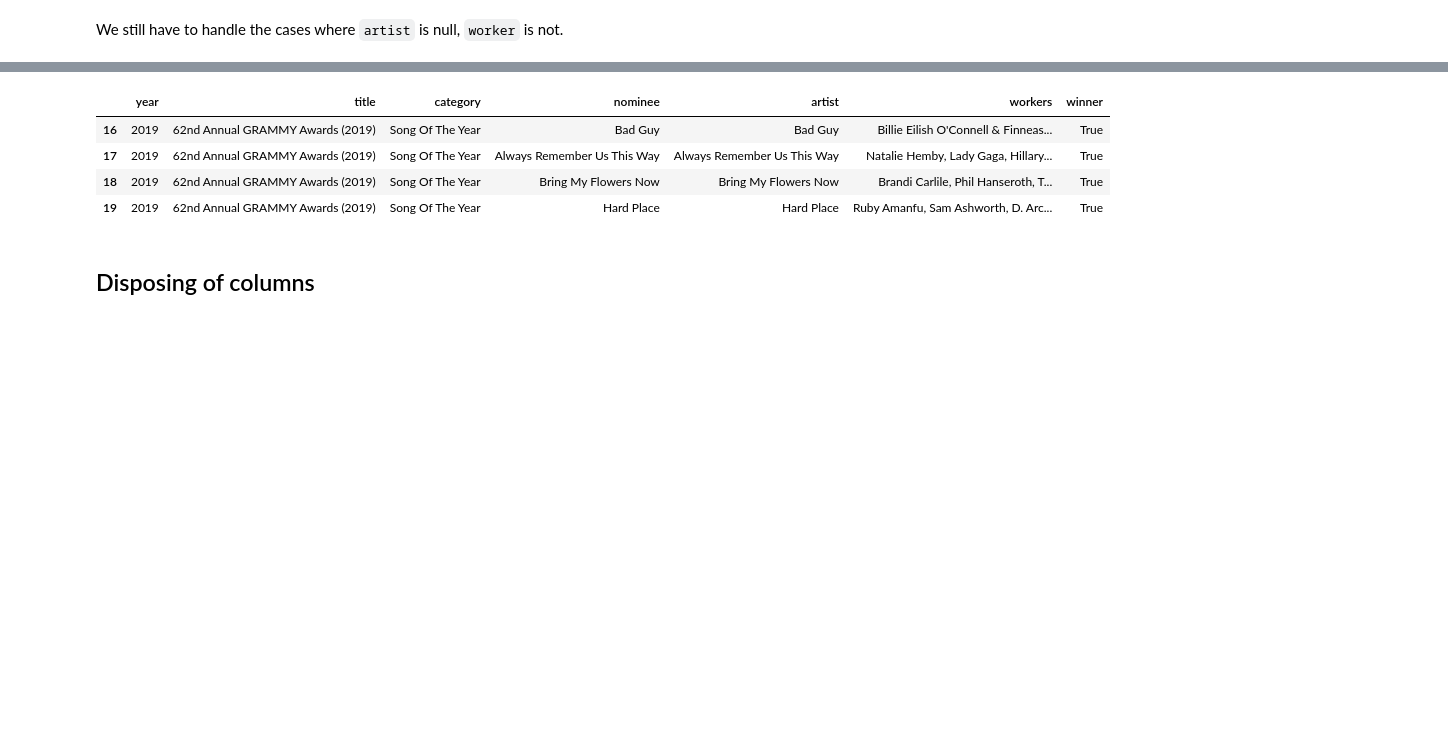
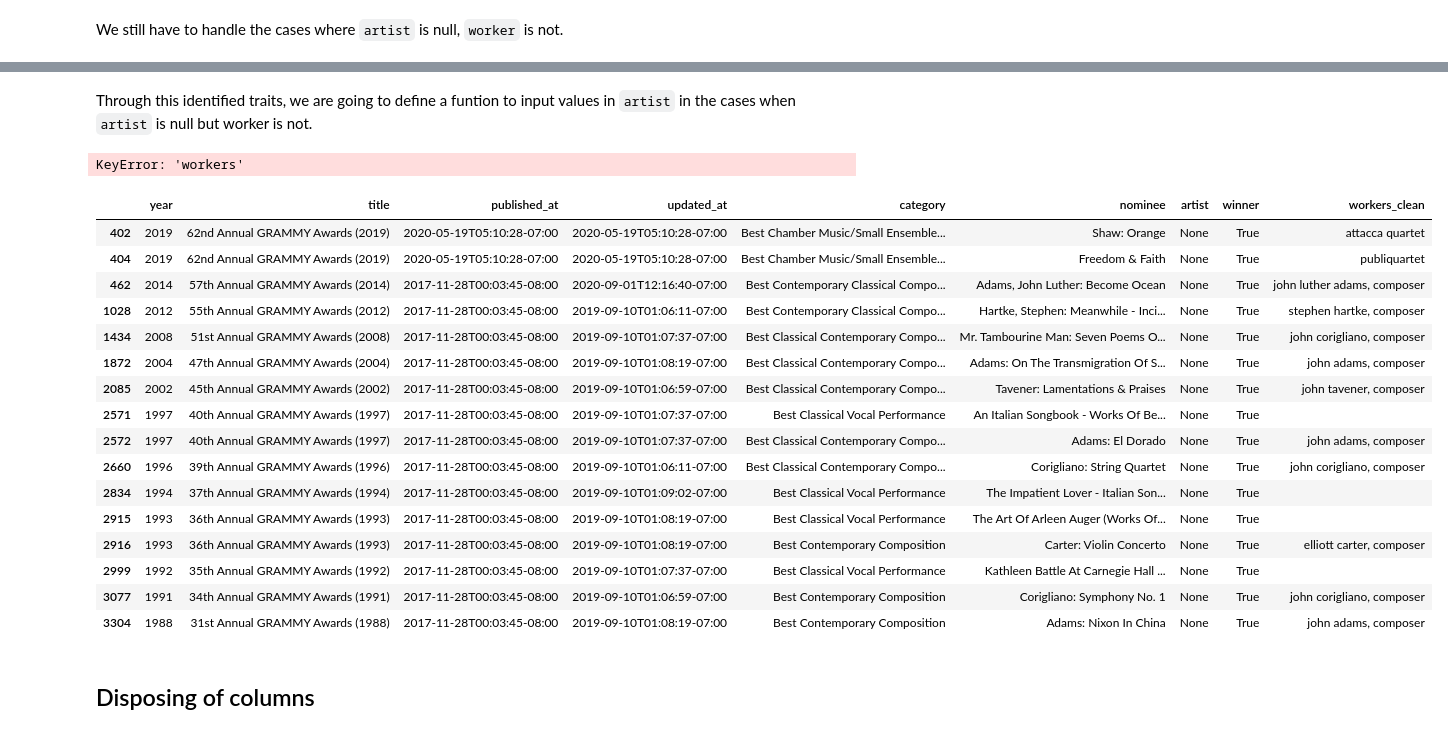
Before and after one commit to ntlg72/ws_002, a Jupyter notebook: notebooks/3.0-nlg-eda-grammys.ipynb, the cells around one changed output, grey strips where cells are left out. Drawn from its saved outputs; the diff is of its cells as text; code cells hidden in the pictures; blank space fills up the shorter version.

```diff
--- a/notebooks/3.0-nlg-eda-grammys.ipynb
+++ b/notebooks/3.0-nlg-eda-grammys.ipynb
@@ -871,0 +917,16 @@ def update_artist_from_workers(df):
+# %%
+# Clean the 'workers' column and create a lowercase version
+df1["workers_clean"] = df1["workers"].str.lower().fillna("")
+
+# Filter rows where 'artist' is null and 'workers_clean' is not empty
+filtered_rows = df1[(df1["artist"].isnull()) & (df1["workers_clean"] != "")]
+
+# Extract roles from the 'workers_clean' column
+roles_found = filtered_rows["workers_clean"].str.extractall(r',\s*([a-zA-Z/\s]+?)\b')
+roles_found.columns = ["role_candidate"]
+
+# Count occurrences of roles
+role_counts = roles_found["role_candidate"].value_counts()
+
+# Log the top 20 roles
+logging.info(f"Top 25 roles:\n{role_counts.head(25).to_string()}")
@@ -871,0 +971,2 @@ def update_artist_from_workers(df):
+# %% [markdown]
+Through this identified traits, we are going to define a funtion to input values in `artist` in the cases when `artist` is null but worker is not.
@@ -872,13 +1045,29 @@ def update_artist_from_workers(df):
 # %%
-df1 = update_artist_from_workers(df1)
+df1 = update_artist_from_workers_advanced(df1)
+# %% [output]
+KeyError: 'workers'
-# %%
-df1.iloc[16:20]
-# %% [output]
-|  | year | title | category | nominee | artist | workers | winner |
-| 16 | 2019 | 62nd Annual GRAMMY Awards (2019) | Song Of The Year | Bad Guy | Bad Guy | Billie Eilish O'Connell & Finneas... | True |
-| 17 | 2019 | 62nd Annual GRAMMY Awards (2019) | Song Of The Year | Always Remember Us This Way | Always Remember Us This Way | Natalie Hemby, Lady Gaga, Hillary... | True |
-| 18 | 2019 | 62nd Annual GRAMMY Awards (2019) | Song Of The Year | Bring My Flowers Now | Bring My Flowers Now | Brandi Carlile, Phil Hanseroth, T... | True |
-| 19 | 2019 | 62nd Annual GRAMMY Awards (2019) | Song Of The Year | Hard Place | Hard Place | Ruby Amanfu, Sam Ashworth, D. Arc... | True |
+# %%
+# Filter rows where 'artist' column is null
+null_rows_df = df1[df1["artist"].isnull()]
+null_rows_df
+# %% [output]
+|  | year | title | published_at | updated_at | category | nominee | artist | winner | workers_clean |
+| 402 | 2019 | 62nd Annual GRAMMY Awards (2019) | 2020-05-19T05:10:28-07:00 | 2020-05-19T05:10:28-07:00 | Best Chamber Music/Small Ensemble... | Shaw: Orange | None | True | attacca quartet |
+| 404 | 2019 | 62nd Annual GRAMMY Awards (2019) | 2020-05-19T05:10:28-07:00 | 2020-05-19T05:10:28-07:00 | Best Chamber Music/Small Ensemble... | Freedom & Faith | None | True | publiquartet |
+| 462 | 2014 | 57th Annual GRAMMY Awards (2014) | 2017-11-28T00:03:45-08:00 | 2020-09-01T12:16:40-07:00 | Best Contemporary Classical Compo... | Adams, John Luther: Become Ocean | None | True | john luther adams, composer |
+| 1028 | 2012 | 55th Annual GRAMMY Awards (2012) | 2017-11-28T00:03:45-08:00 | 2019-09-10T01:06:11-07:00 | Best Contemporary Classical Compo... | Hartke, Stephen: Meanwhile - Inci... | None | True | stephen hartke, composer |
+| 1434 | 2008 | 51st Annual GRAMMY Awards (2008) | 2017-11-28T00:03:45-08:00 | 2019-09-10T01:07:37-07:00 | Best Classical Contemporary Compo... | Mr. Tambourine Man: Seven Poems O... | None | True | john corigliano, composer |
+| 1872 | 2004 | 47th Annual GRAMMY Awards (2004) | 2017-11-28T00:03:45-08:00 | 2019-09-10T01:08:19-07:00 | Best Classical Contemporary Compo... | Adams: On The Transmigration Of S... | None | True | john adams, composer |
+| 2085 | 2002 | 45th Annual GRAMMY Awards (2002) | 2017-11-28T00:03:45-08:00 | 2019-09-10T01:06:59-07:00 | Best Classical Contemporary Compo... | Tavener: Lamentations & Praises | None | True | john tavener, composer |
+| 2571 | 1997 | 40th Annual GRAMMY Awards (1997) | 2017-11-28T00:03:45-08:00 | 2019-09-10T01:07:37-07:00 | Best Classical Vocal Performance | An Italian Songbook - Works Of Be... | None | True |  |
+| 2572 | 1997 | 40th Annual GRAMMY Awards (1997) | 2017-11-28T00:03:45-08:00 | 2019-09-10T01:07:37-07:00 | Best Classical Contemporary Compo... | Adams: El Dorado | None | True | john adams, composer |
+| 2660 | 1996 | 39th Annual GRAMMY Awards (1996) | 2017-11-28T00:03:45-08:00 | 2019-09-10T01:06:11-07:00 | Best Classical Contemporary Compo... | Corigliano: String Quartet | None | True | john corigliano, composer |
+| 2834 | 1994 | 37th Annual GRAMMY Awards (1994) | 2017-11-28T00:03:45-08:00 | 2019-09-10T01:09:02-07:00 | Best Classical Vocal Performance | The Impatient Lover - Italian Son... | None | True |  |
+| 2915 | 1993 | 36th Annual GRAMMY Awards (1993) | 2017-11-28T00:03:45-08:00 | 2019-09-10T01:08:19-07:00 | Best Classical Vocal Performance | The Art Of Arleen Auger (Works Of... | None | True |  |
+| 2916 | 1993 | 36th Annual GRAMMY Awards (1993) | 2017-11-28T00:03:45-08:00 | 2019-09-10T01:08:19-07:00 | Best Contemporary Composition | Carter: Violin Concerto | None | True | elliott carter, composer |
+| 2999 | 1992 | 35th Annual GRAMMY Awards (1992) | 2017-11-28T00:03:45-08:00 | 2019-09-10T01:07:37-07:00 | Best Classical Vocal Performance | Kathleen Battle At Carnegie Hall ... | None | True |  |
+| 3077 | 1991 | 34th Annual GRAMMY Awards (1991) | 2017-11-28T00:03:45-08:00 | 2019-09-10T01:06:59-07:00 | Best Contemporary Composition | Corigliano: Symphony No. 1 | None | True | john corigliano, composer |
+| 3304 | 1988 | 31st Annual GRAMMY Awards (1988) | 2017-11-28T00:03:45-08:00 | 2019-09-10T01:08:19-07:00 | Best Contemporary Composition | Adams: Nixon In China | None | True | john adams, composer |
 # %% [markdown]
 ## Disposing of columns
 # %% [markdown]
```
Also changed, not shown: parts of 45 cells of this notebook, 1 other file.
